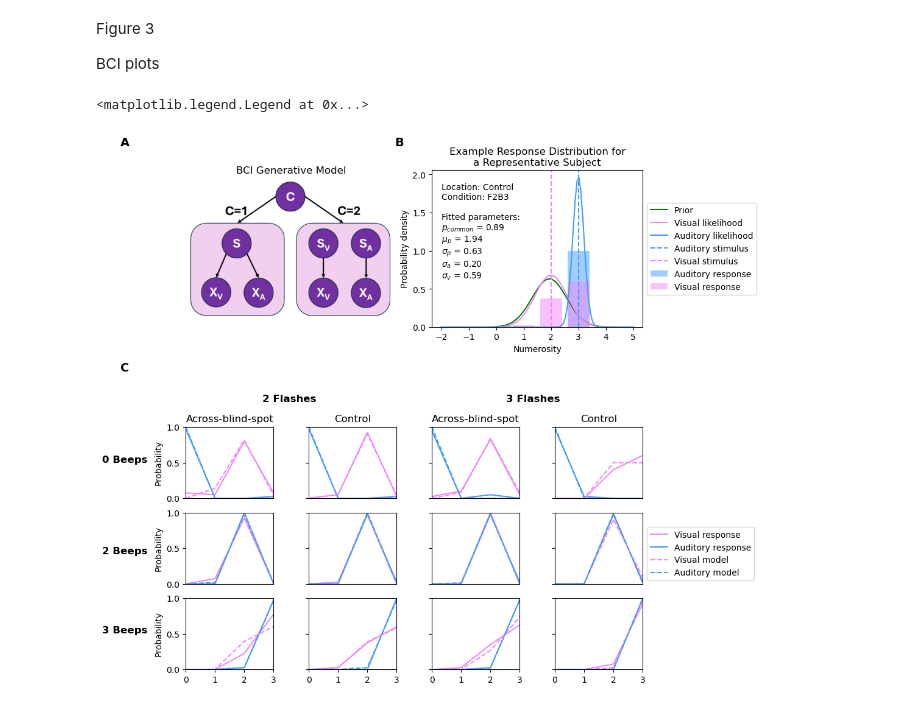
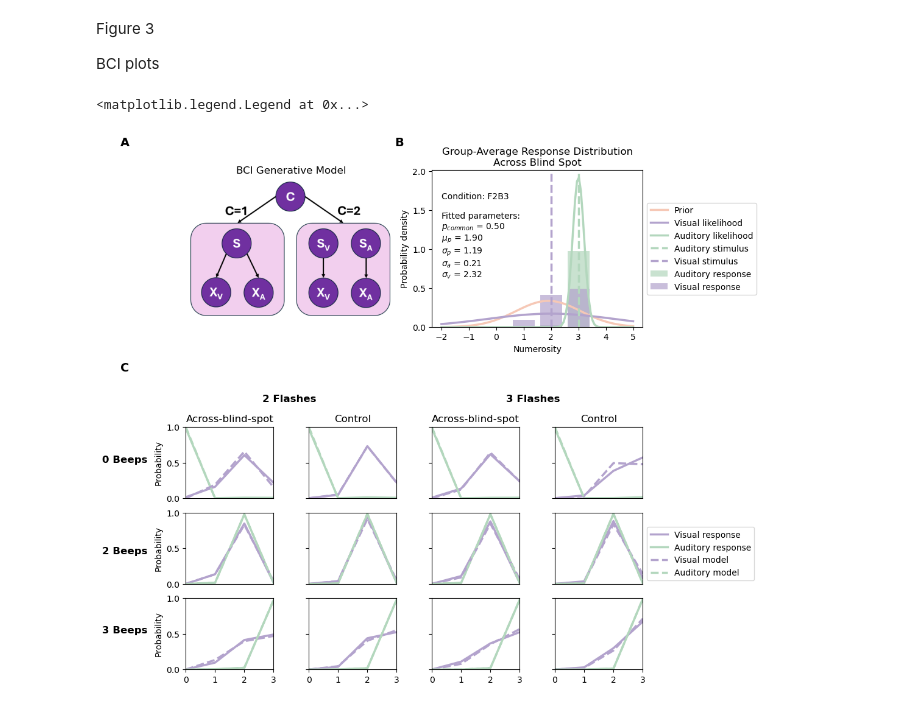
Before and after one commit to chanyca/blindspot-multisensory, a Jupyter notebook: Data/figure_3.ipynb, the cells around one changed output. Cells and saved outputs as stored; diff of their text form; code cells hidden in the pictures.

Commit message:
updated figures

```diff
--- a/Data/figure_3.ipynb
+++ b/Data/figure_3.ipynb
@@ -22,9 +22,28 @@ with open(file_path, 'rb') as f:
 fig, axes = plt.subplots(nrows=6, ncols=4, figsize=(10,10), sharey=True)
 flattened_axes = axes.flatten()
 
-subject_id = 'SV013'
-vis_col = '#f187fb'
-aud_col = '#439cfb'
+vis_col = '#b3a3cd'
+aud_col = '#b3d7bd'
+lw=2.5
+subject_ids = sorted(all_props.keys())
+locations = ['blindspot', 'control']
+conditions = ['F2B0', 'F3B0', 'F2B2', 'F3B2', 'F2B3', 'F3B3']
+parameter_names = ['pcommon', 'mu_p', 'sigma_p', 'sigma_a', 'sigma_v']
+response_keys = ['Visual response', 'Auditory response', 'Visual model', 'Auditory model']
+
+group_props = {location: {} for location in locations}
+for location in locations:
+    for parameter in parameter_names:
+        group_props[location][parameter] = np.mean(
+            [all_props[subject_id][location][parameter] for subject_id in subject_ids]
+        )
+    for condition in conditions:
+        group_props[location][condition] = {}
+        for key in response_keys:
+            group_props[location][condition][key] = np.mean(
+                np.vstack([all_props[subject_id][location][condition][key] for subject_id in subject_ids]),
+                axis=0,
+            )
 
 # A - BCI model description
 axes[0, 0].remove()
@@ -43,16 +62,16 @@ axes[0, 3].remove()
 axes[1, 2].remove()
 axes[1, 3].remove()
 ax_dist = plt.subplot2grid(shape=(6, 4), loc=(0, 2), colspan=2, rowspan=2, fig=fig)
-ax_dist.set_title(f'Example Response Distribution for\na Representative Subject')
+ax_dist.set_title('Group-Average Response Distribution\nAcross Blind Spot')
 
 x = np.linspace(-2, 5, 100)
-ax_dist.plot(x, norm.pdf(x, all_props[subject_id]['control']['mu_p'], all_props[subject_id]['control']['sigma_p']), color='g', label='Prior')
-ax_dist.plot(x, norm.pdf(x, 2, all_props[subject_id]['control']['sigma_v']), color=vis_col, label='Visual likelihood')
-ax_dist.plot(x, norm.pdf(x, 3, all_props[subject_id]['control']['sigma_a']), color=aud_col, label='Auditory likelihood')
-ax_dist.axvline(x=3, color=aud_col, linestyle='--', label='Auditory stimulus')
-ax_dist.axvline(x=2, color=vis_col, linestyle='--', label='Visual stimulus')
-ax_dist.bar([0,1,2,3], all_props[subject_id]['control']['F2B3']['Auditory response'], color=aud_col, alpha=0.5, label='Auditory response')
-ax_dist.bar([0,1,2,3], all_props[subject_id]['control']['F2B3']['Visual response'], color=vis_col, alpha=0.5, label='Visual response')
+ax_dist.plot(x, norm.pdf(x, group_props['blindspot']['mu_p'], group_props['blindspot']['sigma_p']), color='#f6c8b6', label='Prior', lw=lw)
+ax_dist.plot(x, norm.pdf(x, 2, group_props['blindspot']['sigma_v']), color=vis_col, label='Visual likelihood', lw=lw)
+ax_dist.plot(x, norm.pdf(x, 3, group_props['blindspot']['sigma_a']), color=aud_col, label='Auditory likelihood', lw=lw)
+ax_dist.axvline(x=3, color=aud_col, linestyle='--', label='Auditory stimulus', lw=lw)
+ax_dist.axvline(x=2, color=vis_col, linestyle='--', label='Visual stimulus', lw=lw)
+ax_dist.bar([0,1,2,3], group_props['blindspot']['F2B3']['Auditory response'], color=aud_col, alpha=0.7, label='Auditory response')
+ax_dist.bar([0,1,2,3], group_props['blindspot']['F2B3']['Visual response'], color=vis_col, alpha=0.7, label='Visual response')
 ax_dist.legend(loc='center left', bbox_to_anchor=(1, 0.5), fontsize=10)
 ax_dist.set_ylabel('Probability density')
 ax_dist.set_yticks(np.arange(0, 2.5, 0.5))
@@ -60,15 +79,14 @@ ax_dist.set_xlabel('Numerosity')
 
 # annotate with free parameter values
 parameter_string = fr"""
-Location: Control
 Condition: F2B3
 
 Fitted parameters:
-$p_{{common}}$ = {all_props[subject_id]['control']['pcommon']:.2f}
-$\mu_p$ = {all_props[subject_id]['control']['mu_p']:.2f}
-$\sigma_p$ = {all_props[subject_id]['control']['sigma_p']:.2f}
-$\sigma_a$ = {all_props[subject_id]['control']['sigma_a']:.2f}
-$\sigma_v$ = {all_props[subject_id]['control']['sigma_v']:.2f}
+$p_{{common}}$ = {group_props['blindspot']['pcommon']:.2f}
+$\mu_p$ = {group_props['blindspot']['mu_p']:.2f}
+$\sigma_p$ = {group_props['blindspot']['sigma_p']:.2f}
+$\sigma_a$ = {group_props['blindspot']['sigma_a']:.2f}
+$\sigma_v$ = {group_props['blindspot']['sigma_v']:.2f}
 """
 ax_dist.text(-2, .5, s=parameter_string)
 
@@ -76,7 +94,7 @@ ax_dist.text(-2, .5, s=parameter_string)
 for idx in range(8, 12):
     flattened_axes[idx].axis('off')
 
-# C - Simulation results of one representative participant
+# C - Simulation results of the group-average fit
 location_map = {
      'blindspot': 'Across-blind-spot',
      'control': 'Control',
@@ -89,16 +107,16 @@ beep_map = {
 }
 
 ax=12
-for condition in ['F2B0', 'F3B0', 'F2B2', 'F3B2', 'F2B3', 'F3B3']:
-    for location in ['blindspot', 'control']:
+for condition in conditions:
+    for location in locations:
 
         # Behavioral Data
-        flattened_axes[ax].plot(all_props[subject_id][location][condition]['Visual response'], vis_col, label='Visual response')
-        flattened_axes[ax].plot(all_props[subject_id][location][condition]['Auditory response'], aud_col, label='Auditory response')
+        flattened_axes[ax].plot(group_props[location][condition]['Visual response'], vis_col, label='Visual response', lw=lw)
+        flattened_axes[ax].plot(group_props[location][condition]['Auditory response'], aud_col, label='Auditory response', lw=lw)
 
         # Simulated Data
-        flattened_axes[ax].plot(all_props[subject_id][location][condition]['Visual model'], vis_col, linestyle='--', label='Visual model')
-        flattened_axes[ax].plot(all_props[subject_id][location][condition]['Auditory model'], aud_col, linestyle='--', label='Auditory model')
+        flattened_axes[ax].plot(group_props[location][condition]['Visual model'], vis_col, linestyle='--', label='Visual model', lw=lw)
+        flattened_axes[ax].plot(group_props[location][condition]['Auditory model'], aud_col, linestyle='--', label='Auditory model', lw=lw)
 
         flattened_axes[ax].axis([0, 3, 0, 1])
 
@@ -108,31 +126,31 @@ for condition in ['F2B0', 'F3B0', 'F2B2', 'F3B2', 'F2B3', 'F3B3']:
         flattened_axes[ax].set_yticks([0, 0.5, 1])
         flattened_axes[ax].set_ylabel('Probability') if location=='blindspot' and 'F2' in condition else None
 
         # only show x ticks on 3 beeps rows
         flattened_axes[ax].set_xticks([0, 1, 2, 3]) if 'B3' in condition else flattened_axes[ax].set_xticks([])
 
         # show location at top row (0 beeps)
         flattened_axes[ax].set_title(location_map[location]) if 'B0' in condition else None
         # move on to next subplot
         ax+=1
 
 
 fig.subplots_adjust(left=0.15, bottom=0.06, wspace=0.4)
 yloc=0.5
 fig.text(x=0.32, y=yloc, s='2 Flashes', ha='center', fontsize=12, fontweight='bold')
 fig.text(x=0.72, y=yloc, s='3 Flashes', ha='center', fontsize=12, fontweight='bold')
 fig.text(x=0.05, y=0.4, s='0 Beeps', ha='center', fontsize=12, fontweight='bold')
 fig.text(x=0.05, y=0.25, s='2 Beeps', ha='center', fontsize=12, fontweight='bold')
 fig.text(x=0.05, y=0.12, s='3 Beeps', ha='center', fontsize=12, fontweight='bold')
 
 # Panel labels
 fig.text(x=0.05, y=0.92, s='A', ha='center', fontsize=14, fontweight='bold')
 fig.text(x=0.5, y=0.92, s='B', ha='center', fontsize=14, fontweight='bold')
 fig.text(x=0.05, y=0.55, s='C', ha='center', fontsize=14, fontweight='bold')
 
 # legend
 handles, labels = flattened_axes[12].get_legend_handles_labels()
 fig.legend(handles, labels, loc='center left', bbox_to_anchor=(0.9, 0.25), fontsize=10)
 # %% [output]
 <matplotlib.legend.Legend at 0x...>
-[figure, old version]
+[figure, new version]
```
Also changed, not shown: parts of 1 cell of this notebook, 6 other files.
